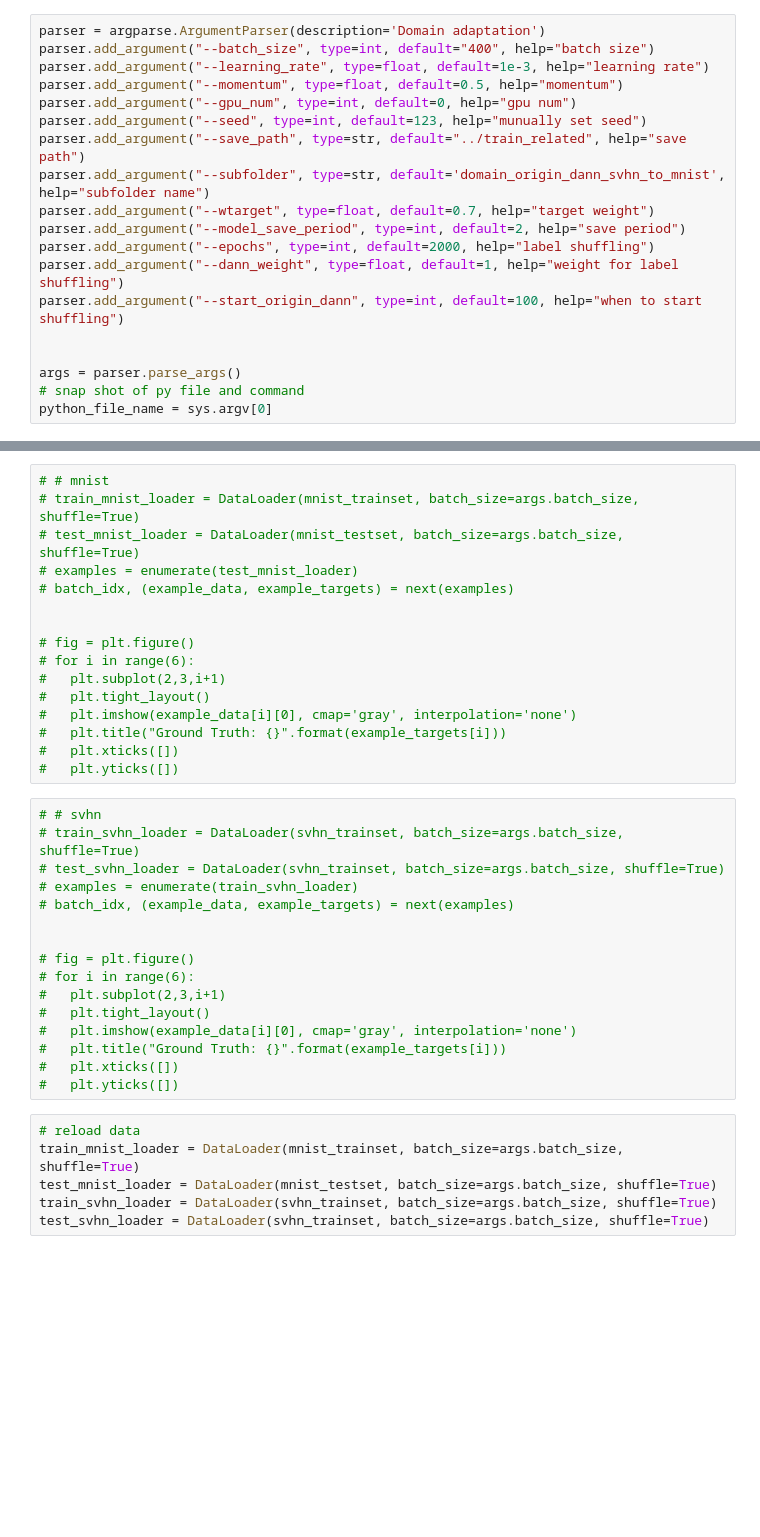
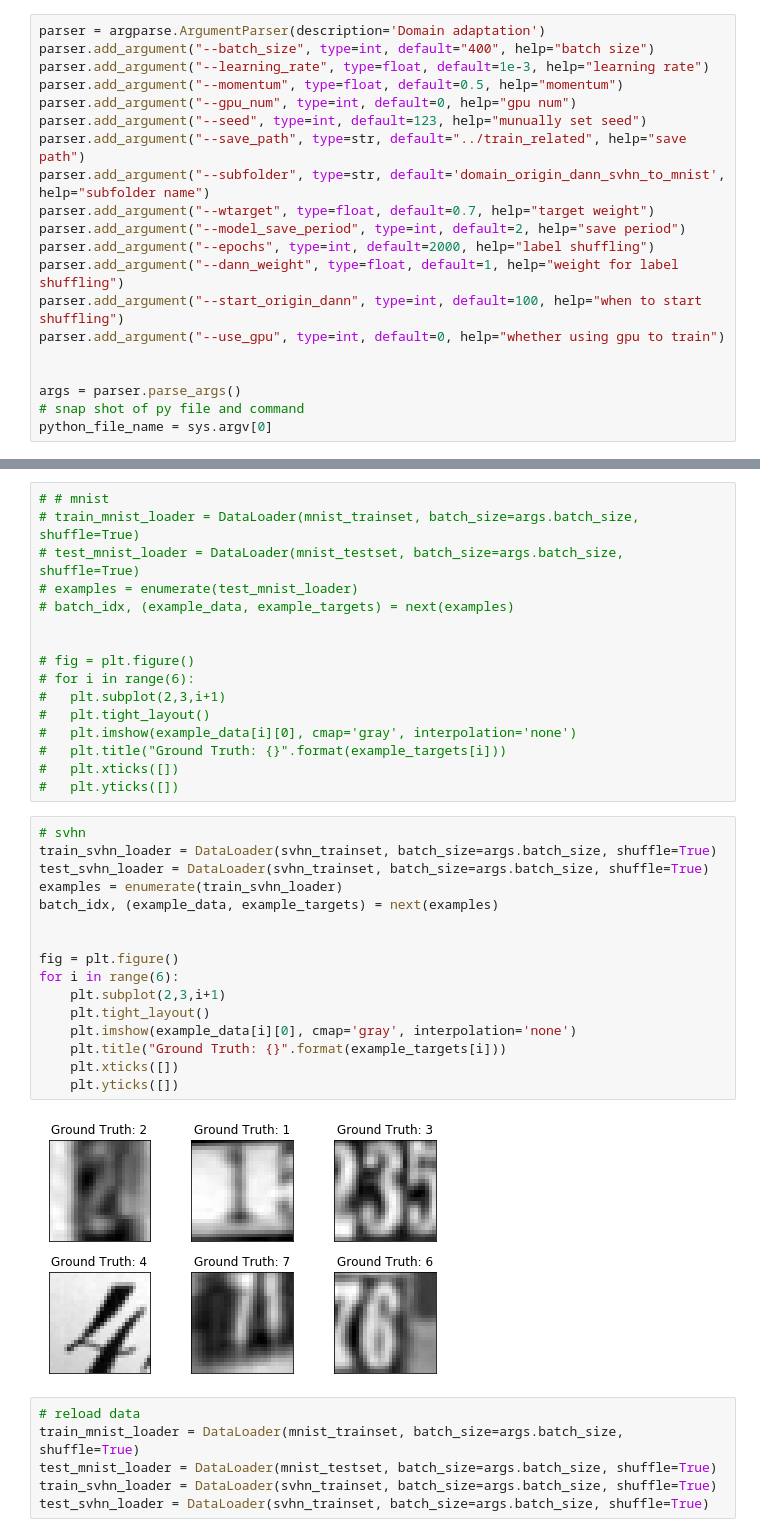
Before and after one commit to Crazy-Jack/PGM-project, a Jupyter notebook: final/origin_dann_sourceonly.ipynb, the cells around one changed output, grey strips where cells are left out. Cells and saved outputs as stored; diff of their text form; blank space fills up the shorter version.

```diff
--- a/final/origin_dann_sourceonly.ipynb
+++ b/final/origin_dann_sourceonly.ipynb
@@ -32,6 +32,7 @@ parser.add_argument("--model_save_period", type=int, default=2, help="save perio
 parser.add_argument("--epochs", type=int, default=2000, help="label shuffling")
 parser.add_argument("--dann_weight", type=float, default=1, help="weight for label shuffling")
 parser.add_argument("--start_origin_dann", type=int, default=100, help="when to start shuffling")
+parser.add_argument("--use_gpu", type=int, default=0, help="whether using gpu to train")
 
 
 args = parser.parse_args()
@@ -171,21 +172,23 @@ Using downloaded and verified file: ../data/test_32x32.mat
 #   plt.xticks([])
 #   plt.yticks([])
 # %%
-# # svhn
-# train_svhn_loader = DataLoader(svhn_trainset, batch_size=args.batch_size, shuffle=True)
-# test_svhn_loader = DataLoader(svhn_trainset, batch_size=args.batch_size, shuffle=True)
-# examples = enumerate(train_svhn_loader)
-# batch_idx, (example_data, example_targets) = next(examples)
+# svhn
+train_svhn_loader = DataLoader(svhn_trainset, batch_size=args.batch_size, shuffle=True)
+test_svhn_loader = DataLoader(svhn_trainset, batch_size=args.batch_size, shuffle=True)
+examples = enumerate(train_svhn_loader)
+batch_idx, (example_data, example_targets) = next(examples)
 
 
-# fig = plt.figure()
-# for i in range(6):
-#   plt.subplot(2,3,i+1)
-#   plt.tight_layout()
-#   plt.imshow(example_data[i][0], cmap='gray', interpolation='none')
-#   plt.title("Ground Truth: {}".format(example_targets[i]))
-#   plt.xticks([])
-#   plt.yticks([])
+fig = plt.figure()
+for i in range(6):
+    plt.subplot(2,3,i+1)
+    plt.tight_layout()
+    plt.imshow(example_data[i][0], cmap='gray', interpolation='none')
+    plt.title("Ground Truth: {}".format(example_targets[i]))
+    plt.xticks([])
+    plt.yticks([])
+# %% [output]
+[figure, added]
 # %%
 # reload data
 train_mnist_loader = DataLoader(mnist_trainset, batch_size=args.batch_size, shuffle=True)
```
Also changed, not shown: parts of 6 cells of this notebook, 3 other files.
